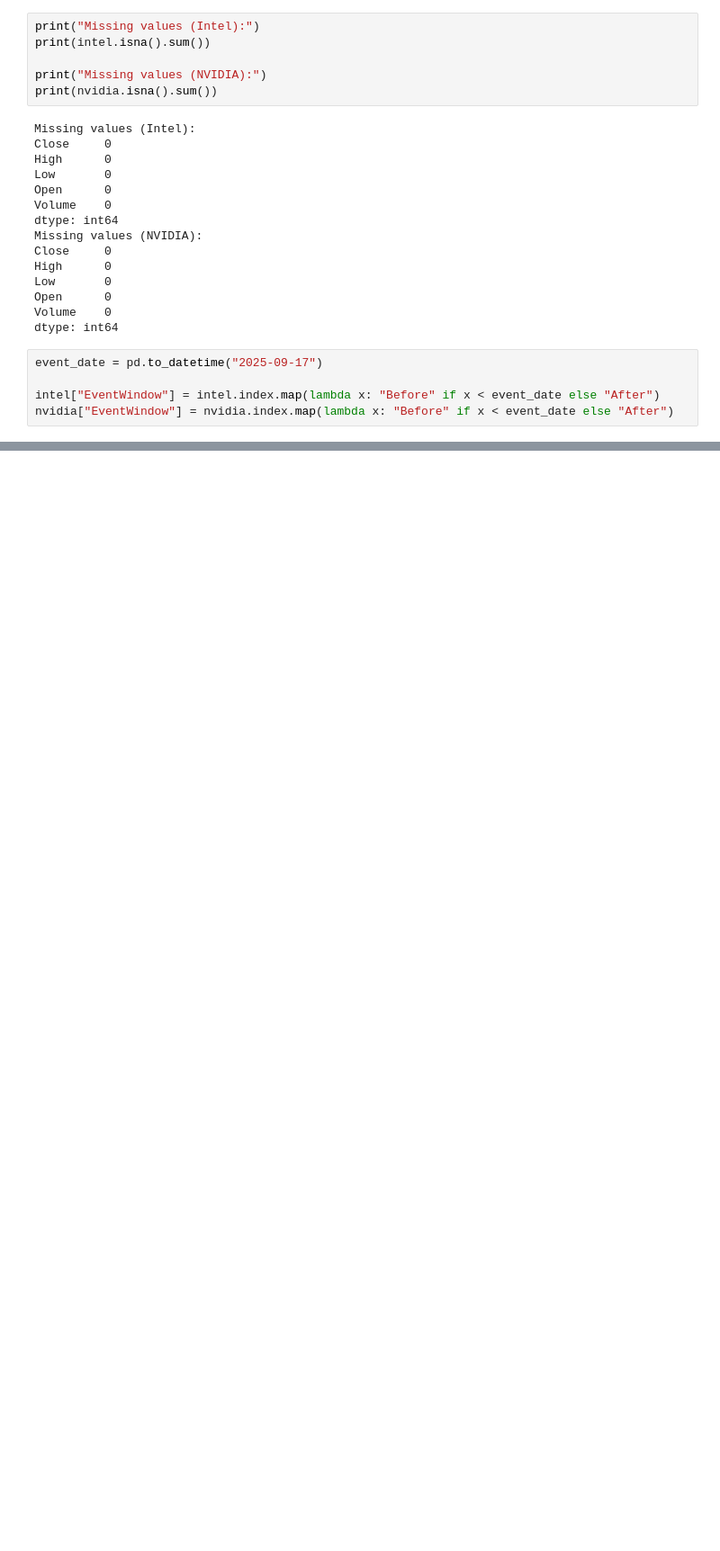
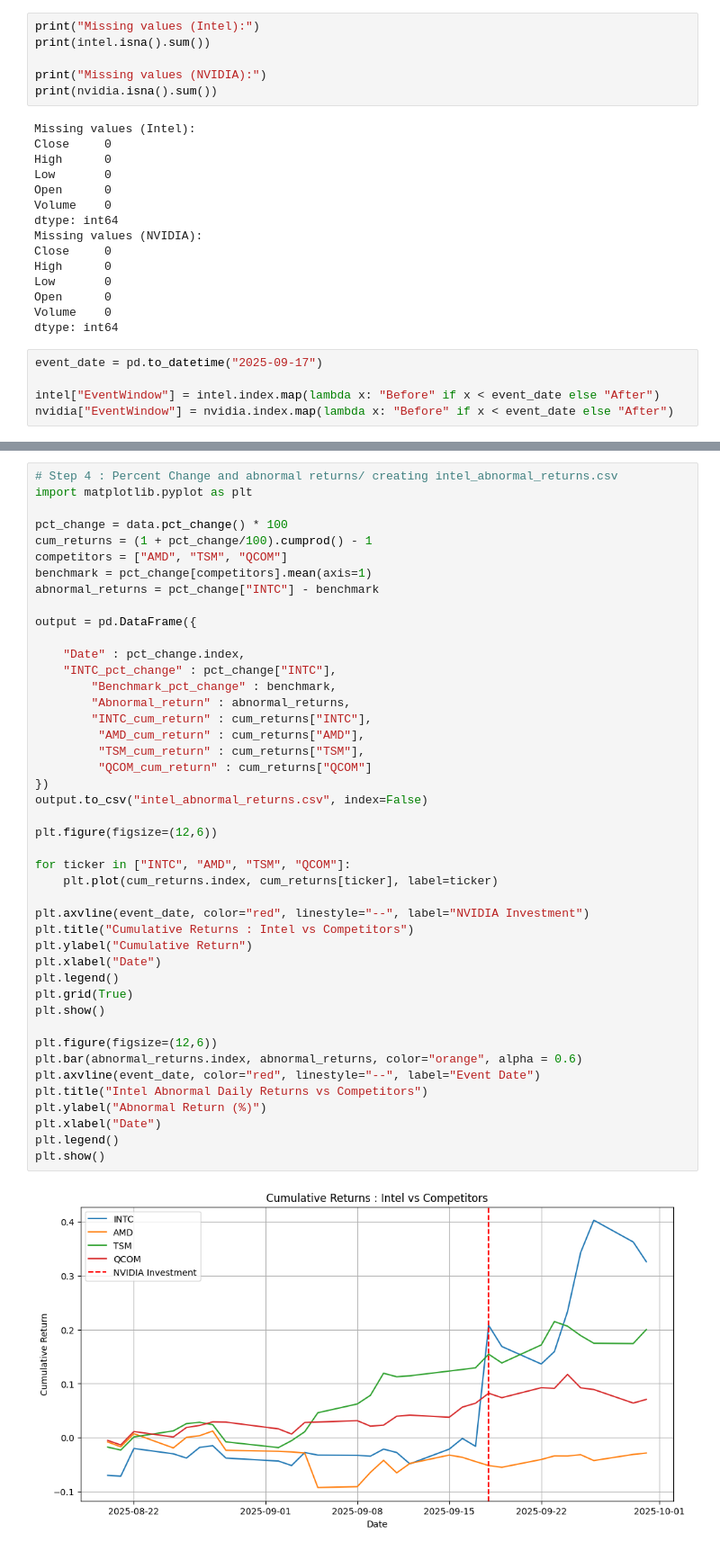
Before and after one commit to KrithikDhandapani/Nvidia-Intel-Analysis, a Jupyter notebook: notebooks/02_data_cleaning.ipynb, the cells around one changed output, grey strips where cells are left out. Shown: that part at 90% size. Saved outputs shown, nothing was run; the diff lists cells and outputs as text; blank space fills up the shorter version.

Commit message:
FinalStep Complete : Final two csv files for tableau

```diff
--- a/notebooks/02_data_cleaning.ipynb
+++ b/notebooks/02_data_cleaning.ipynb
@@ -132,0 +245,46 @@ plt.show()
+# %%
+# Step 4 : Percent Change and abnormal returns/ creating intel_abnormal_returns.csv
+import matplotlib.pyplot as plt
+
+pct_change = data.pct_change() * 100
+cum_returns = (1 + pct_change/100).cumprod() - 1
+competitors = ["AMD", "TSM", "QCOM"]
+benchmark = pct_change[competitors].mean(axis=1)
+abnormal_returns = pct_change["INTC"] - benchmark
+
+output = pd.DataFrame({
+
+    "Date" : pct_change.index,
+    "INTC_pct_change" : pct_change["INTC"],
+        "Benchmark_pct_change" : benchmark,
+        "Abnormal_return" : abnormal_returns,
+        "INTC_cum_return" : cum_returns["INTC"],
+         "AMD_cum_return" : cum_returns["AMD"],
+         "TSM_cum_return" : cum_returns["TSM"],
+         "QCOM_cum_return" : cum_returns["QCOM"]
+})
+output.to_csv("intel_abnormal_returns.csv", index=False)
+
+plt.figure(figsize=(12,6))
+
+for ticker in ["INTC", "AMD", "TSM", "QCOM"]:
+    plt.plot(cum_returns.index, cum_returns[ticker], label=ticker)
+
+plt.axvline(event_date, color="red", linestyle="--", label="NVIDIA Investment")
+plt.title("Cumulative Returns : Intel vs Competitors")
+plt.ylabel("Cumulative Return")
+plt.xlabel("Date")
+plt.legend()
+plt.grid(True)
+plt.show()
+
+plt.figure(figsize=(12,6))
+plt.bar(abnormal_returns.index, abnormal_returns, color="orange", alpha = 0.6)
+plt.axvline(event_date, color="red", linestyle="--", label="Event Date")
+plt.title("Intel Abnormal Daily Returns vs Competitors")
+plt.ylabel("Abnormal Return (%)")
+plt.xlabel("Date")
+plt.legend()
+plt.show()
+# %% [output]
+[figure, added]
```
Also changed, not shown: parts of 12 cells of this notebook, 4 other files.
